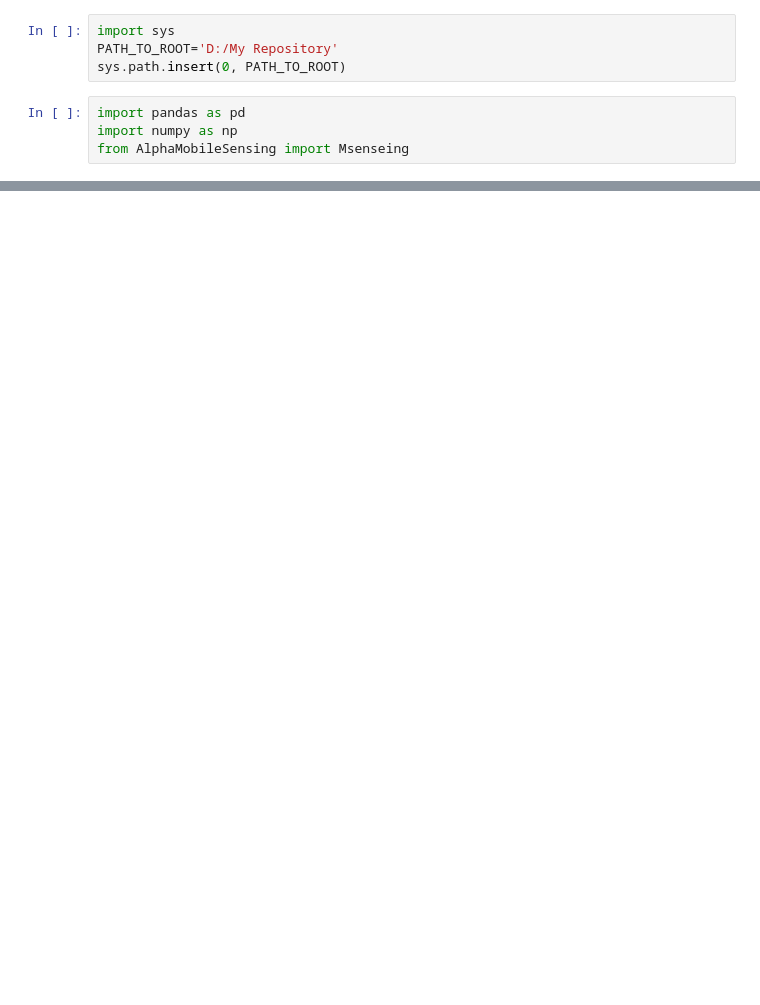
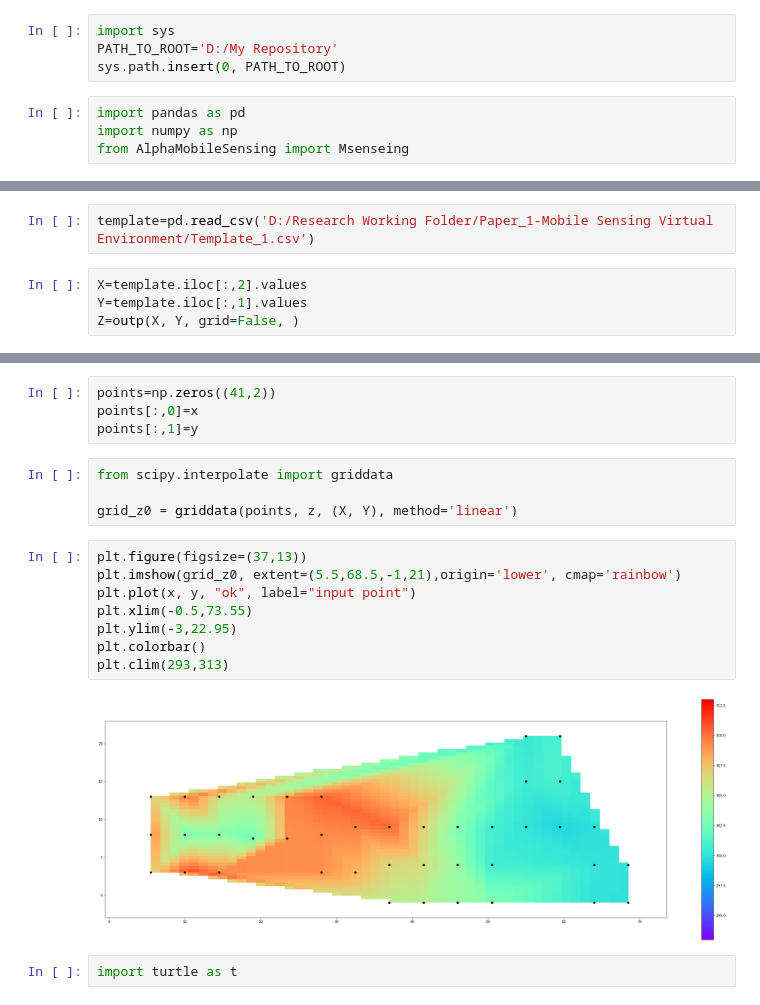
Before and after one commit to kishuqizhou/AlphaMobileSensing, a Jupyter notebook: Test.ipynb, the cells around one changed output, grey strips where cells are left out. Cells and saved outputs as stored; diff of their text form; blank space fills up the shorter version.

```diff
--- a/Test.ipynb
+++ b/Test.ipynb
@@ -15,0 +139,6 @@ TypeError: __init__() missing 7 required positional arguments: 'PFdataPath', 'GT
+# %%
+template=pd.read_csv('D:/Research Working Folder/Paper_1-Mobile Sensing Virtual Environment/Template_1.csv')
+# %%
+X=template.iloc[:,2].values
+Y=template.iloc[:,1].values
+Z=outp(X, Y, grid=False, )
@@ -15,0 +165,20 @@ TypeError: __init__() missing 7 required positional arguments: 'PFdataPath', 'GT
+# %%
+points=np.zeros((41,2))
+points[:,0]=x
+points[:,1]=y
+# %%
+from scipy.interpolate import griddata
+
+grid_z0 = griddata(points, z, (X, Y), method='linear')
+# %%
+plt.figure(figsize=(37,13))
+plt.imshow(grid_z0, extent=(5.5,68.5,-1,21),origin='lower', cmap='rainbow')
+plt.plot(x, y, "ok", label="input point")
+plt.xlim(-0.5,73.55)
+plt.ylim(-3,22.95)
+plt.colorbar()
+plt.clim(293,313)
+# %% [output]
+[figure, added]
+# %%
+import turtle as t
```
Also changed, not shown: parts of 20 cells of this notebook.
